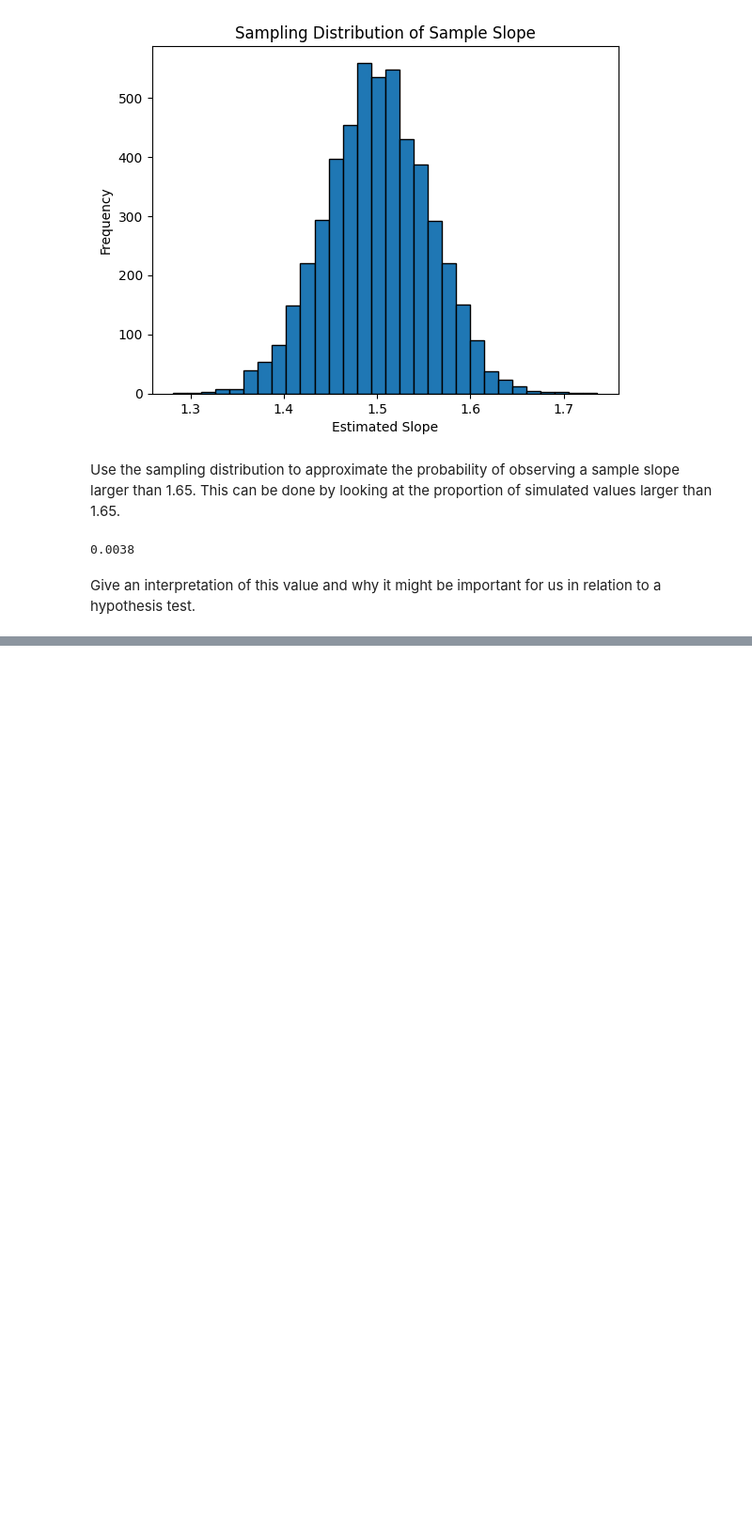
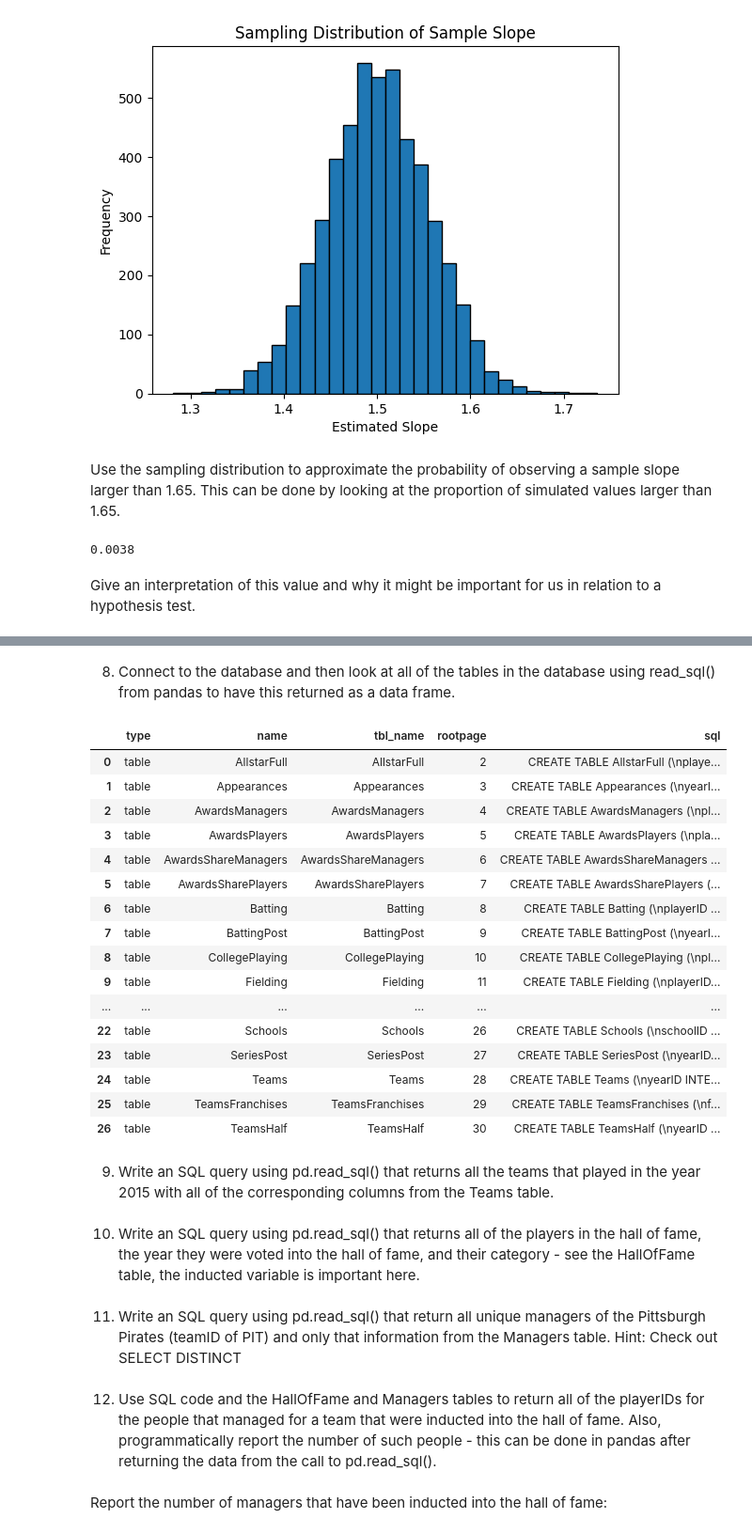
Before and after one commit to alanapooler827/554Homework5, a Jupyter notebook: ST554_HW5.ipynb, the cells around one changed output, grey strips where cells are left out. Shown at 94% size. Drawn from its saved outputs; the diff is of its cells as text; code cells hidden in the pictures; blank space fills up the shorter version.

```diff
--- a/ST554_HW5.ipynb
+++ b/ST554_HW5.ipynb
@@ -128,0 +160,36 @@ Give an interpretation of this value and why it might be important for us in rel
+# %% [markdown]
+8. Connect to the database and then look at all of the tables in the database using read_sql() from pandas to have this returned as a data frame.
+# %%
+# make connection to database file
+con = sqlite3.connect("lahman_1871-2022.sqlite")
+
+# write query to get the schema information
+get_schema = '''
+        SELECT *
+        FROM sqlite_schema
+        WHERE type = "table";
+        '''
+
+# return result as a data frame
+schema_df = pd.read_sql(get_schema, con)
+schema_df
+# %% [output]
+|  | type | name | tbl_name | rootpage | sql |
+| 0 | table | AllstarFull | AllstarFull | 2 | CREATE TABLE AllstarFull (\nplaye... |
+| 1 | table | Appearances | Appearances | 3 | CREATE TABLE Appearances (\nyearI... |
+| 2 | table | AwardsManagers | AwardsManagers | 4 | CREATE TABLE AwardsManagers (\npl... |
+| 3 | table | AwardsPlayers | AwardsPlayers | 5 | CREATE TABLE AwardsPlayers (\npla... |
+| 4 | table | AwardsShareManagers | AwardsShareManagers | 6 | CREATE TABLE AwardsShareManagers ... |
+| 5 | table | AwardsSharePlayers | AwardsSharePlayers | 7 | CREATE TABLE AwardsSharePlayers (... |
+| 6 | table | Batting | Batting | 8 | CREATE TABLE Batting (\nplayerID ... |
+| 7 | table | BattingPost | BattingPost | 9 | CREATE TABLE BattingPost (\nyearI... |
+| 8 | table | CollegePlaying | CollegePlaying | 10 | CREATE TABLE CollegePlaying (\npl... |
+| 9 | table | Fielding | Fielding | 11 | CREATE TABLE Fielding (\nplayerID... |
+| ... | ... | ... | ... | ... | ... |
+| 22 | table | Schools | Schools | 26 | CREATE TABLE Schools (\nschoolID ... |
+| 23 | table | SeriesPost | SeriesPost | 27 | CREATE TABLE SeriesPost (\nyearID... |
+| 24 | table | Teams | Teams | 28 | CREATE TABLE Teams (\nyearID INTE... |
+| 25 | table | TeamsFranchises | TeamsFranchises | 29 | CREATE TABLE TeamsFranchises (\nf... |
+| 26 | table | TeamsHalf | TeamsHalf | 30 | CREATE TABLE TeamsHalf (\nyearID ... |
+# %% [markdown]
+9. Write an SQL query using pd.read_sql() that returns all the teams that played in the year 2015 with all of the corresponding columns from the Teams table.
@@ -128,0 +206,2 @@ Give an interpretation of this value and why it might be important for us in rel
+# %% [markdown]
+10. Write an SQL query using pd.read_sql() that returns all of the players in the hall of fame, the year they were voted into the hall of fame, and their category - see the HallOfFame table, the inducted variable is important here.
@@ -128,0 +219,2 @@ Give an interpretation of this value and why it might be important for us in rel
+# %% [markdown]
+11. Write an SQL query using pd.read_sql() that return all unique managers of the Pittsburgh Pirates (teamID of PIT) and only that information from the Managers table. Hint: Check out SELECT DISTINCT
@@ -128,0 +231,2 @@ Give an interpretation of this value and why it might be important for us in rel
+# %% [markdown]
+12. Use SQL code and the HallOfFame and Managers tables to return all of the playerIDs for the people that managed for a team that were inducted into the hall of fame. Also, programmatically report the number of such people - this can be done in pandas after returning the data from the call to pd.read_sql().
@@ -128,0 +245,2 @@ Give an interpretation of this value and why it might be important for us in rel
+# %% [markdown]
+Report the number of managers that have been inducted into the hall of fame:
```
Also changed, not shown: parts of 15 cells of this notebook.
